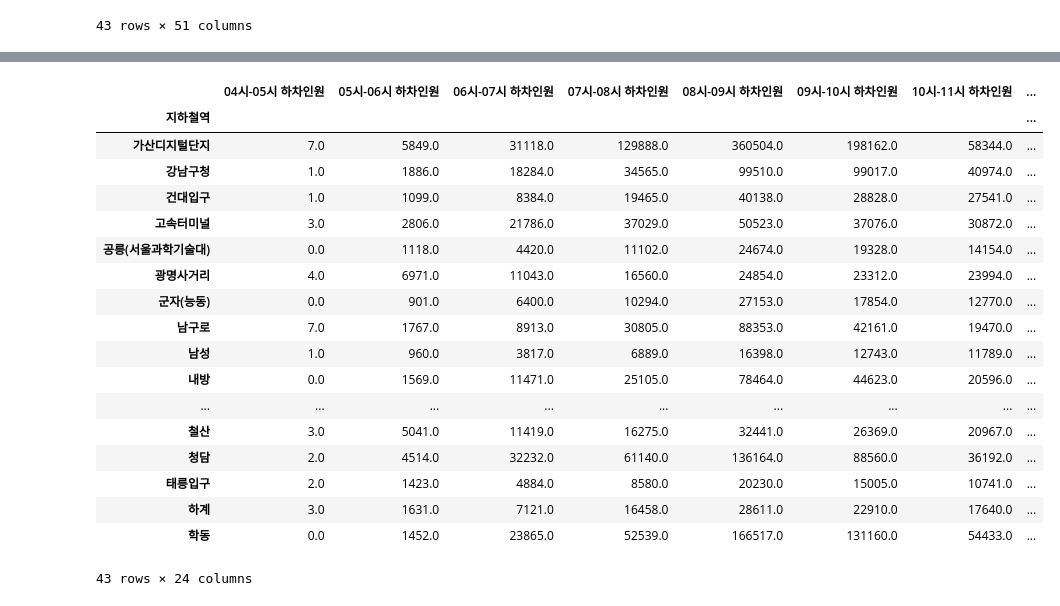
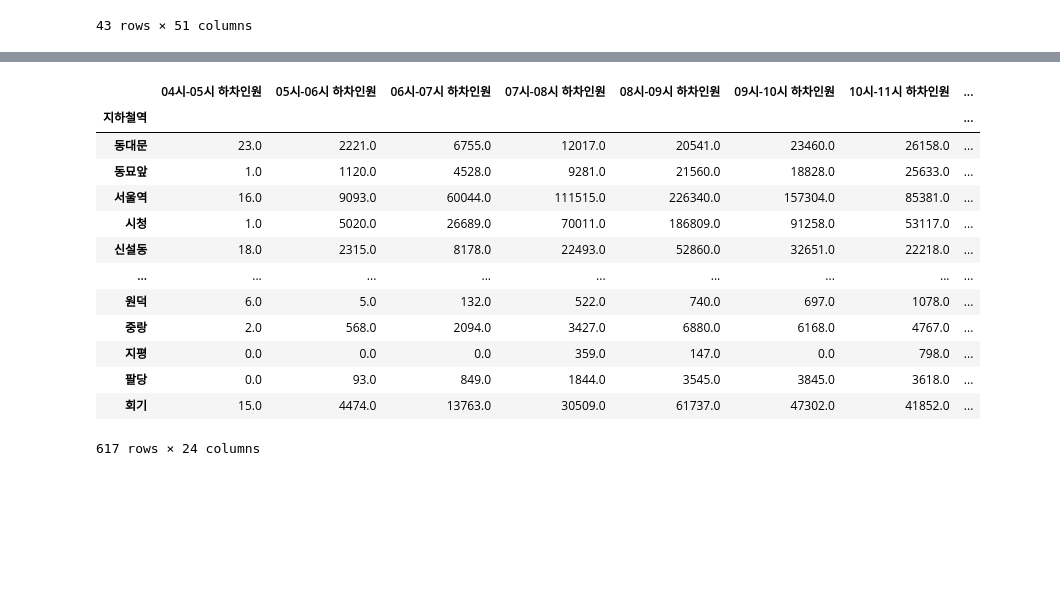
Before and after one commit to rlawo5219/bigDataPJ, a Jupyter notebook: big_data_project.ipynb, the cells around one changed output, grey strips where cells are left out. Saved outputs shown, nothing was run; the diff lists cells and outputs as text; code cells hidden in the pictures; blank space fills up the shorter version.

```diff
--- a/big_data_project.ipynb
+++ b/big_data_project.ipynb
@@ -162,3 +162,13 @@ metro_st_line2
 | 256 | 7호선 | 하계 | 202310.0 | 79.0 | 3.0 | 8623.0 | 1631.0 | 26143.0 | ... |
 | 257 | 7호선 | 학동 | 202310.0 | 7.0 | 0.0 | 1932.0 | 1452.0 | 4691.0 | ... |
 43 rows × 51 columns
+# %%
+# 승차 인원 컬럼만 추출
+metro_get_on = pd.DataFrame()
+metro_get_on['지하철역'] = metro_st_line2['지하철역']
+# metro_get_on['지하철역'] = metro_st['지하철역']
+for i in range(int((len(metro_recent.columns)-3)/2)):
+    metro_get_on[metro_st_line2.columns[3+2*i]] = metro_st_line2[metro_st_line2.columns[3+2*i]]
+    # metro_get_on[metro_st.columns[3+2*i]] = metro_st[metro_st.columns[3+2*i]]
+metro_get_on = metro_get_on.set_index('지하철역')
+metro_get_on
@@ -164,0 +195,10 @@ metro_st_line2
+# %%
+# 하차 인원 컬럼만 추출
+metro_get_off = pd.DataFrame()
+metro_get_off['지하철역'] = metro_st_line2['지하철역']
+# metro_get_off['지하철역'] = metro_st['지하철역']
+for i in range(int((len(metro_recent.columns)-3)/2)):
+    metro_get_off[metro_st_line2.columns[4+2*i]] = metro_st_line2[metro_st_line2.columns[4+2*i]]
+    # metro_get_off[metro_st.columns[4+2*i]] = metro_st[metro_st.columns[4+2*i]]
+metro_get_off = metro_get_off.set_index('지하철역')
+metro_get_off
@@ -165,9 +289,9 @@ metro_st_line2
 # %%
 # 승차 인원 컬럼만 추출
 metro_get_on = pd.DataFrame()
-metro_get_on['지하철역'] = metro_st_line2['지하철역']
+metro_get_on['지하철역'] = metro_st['지하철역']
 for i in range(int((len(metro_recent.columns)-3)/2)):
-    metro_get_on[metro_st_line2.columns[3+2*i]] = metro_st_line2[metro_st_line2.columns[3+2*i]]
+    metro_get_on[metro_st.columns[3+2*i]] = metro_st[metro_st.columns[3+2*i]]
 metro_get_on = metro_get_on.set_index('지하철역')
 metro_get_on
 # %% [output]
@@ -193,30 +312,25 @@ metro_get_on
 # %%
 # 하차 인원 컬럼만 추출
 metro_get_off = pd.DataFrame()
-metro_get_off['지하철역'] = metro_st_line2['지하철역']
+metro_get_off['지하철역'] = metro_st['지하철역']
 for i in range(int((len(metro_recent.columns)-3)/2)):
-    metro_get_off[metro_st_line2.columns[4+2*i]] = metro_st_line2[metro_st_line2.columns[4+2*i]]
+    metro_get_off[metro_st.columns[4+2*i]] = metro_st[metro_st.columns[4+2*i]]
 metro_get_off = metro_get_off.set_index('지하철역')
 metro_get_off
 # %% [output]
 |  | 04시-05시 하차인원 | 05시-06시 하차인원 | 06시-07시 하차인원 | 07시-08시 하차인원 | 08시-09시 하차인원 | 09시-10시 하차인원 | 10시-11시 하차인원 | ... |
 | 지하철역 |  |  |  |  |  |  |  | ... |
-| 가산디지털단지 | 7.0 | 5849.0 | 31118.0 | 129888.0 | 360504.0 | 198162.0 | 58344.0 | ... |
-| 강남구청 | 1.0 | 1886.0 | 18284.0 | 34565.0 | 99510.0 | 99017.0 | 40974.0 | ... |
-| 건대입구 | 1.0 | 1099.0 | 8384.0 | 19465.0 | 40138.0 | 28828.0 | 27541.0 | ... |
-| 고속터미널 | 3.0 | 2806.0 | 21786.0 | 37029.0 | 50523.0 | 37076.0 | 30872.0 | ... |
-| 공릉(서울과학기술대) | 0.0 | 1118.0 | 4420.0 | 11102.0 | 24674.0 | 19328.0 | 14154.0 | ... |
-| 광명사거리 | 4.0 | 6971.0 | 11043.0 | 16560.0 | 24854.0 | 23312.0 | 23994.0 | ... |
-| 군자(능동) | 0.0 | 901.0 | 6400.0 | 10294.0 | 27153.0 | 17854.0 | 12770.0 | ... |
-| 남구로 | 7.0 | 1767.0 | 8913.0 | 30805.0 | 88353.0 | 42161.0 | 19470.0 | ... |
-| 남성 | 1.0 | 960.0 | 3817.0 | 6889.0 | 16398.0 | 12743.0 | 11789.0 | ... |
-| 내방 | 0.0 | 1569.0 | 11471.0 | 25105.0 | 78464.0 | 44623.0 | 20596.0 | ... |
+| 동대문 | 23.0 | 2221.0 | 6755.0 | 12017.0 | 20541.0 | 23460.0 | 26158.0 | ... |
+| 동묘앞 | 1.0 | 1120.0 | 4528.0 | 9281.0 | 21560.0 | 18828.0 | 25633.0 | ... |
+| 서울역 | 16.0 | 9093.0 | 60044.0 | 111515.0 | 226340.0 | 157304.0 | 85381.0 | ... |
+| 시청 | 1.0 | 5020.0 | 26689.0 | 70011.0 | 186809.0 | 91258.0 | 53117.0 | ... |
+| 신설동 | 18.0 | 2315.0 | 8178.0 | 22493.0 | 52860.0 | 32651.0 | 22218.0 | ... |
 | ... | ... | ... | ... | ... | ... | ... | ... | ... |
-| 철산 | 3.0 | 5041.0 | 11419.0 | 16275.0 | 32441.0 | 26369.0 | 20967.0 | ... |
-| 청담 | 2.0 | 4514.0 | 32232.0 | 61140.0 | 136164.0 | 88560.0 | 36192.0 | ... |
-| 태릉입구 | 2.0 | 1423.0 | 4884.0 | 8580.0 | 20230.0 | 15005.0 | 10741.0 | ... |
-| 하계 | 3.0 | 1631.0 | 7121.0 | 16458.0 | 28611.0 | 22910.0 | 17640.0 | ... |
-| 학동 | 0.0 | 1452.0 | 23865.0 | 52539.0 | 166517.0 | 131160.0 | 54433.0 | ... |
+| 원덕 | 6.0 | 5.0 | 132.0 | 522.0 | 740.0 | 697.0 | 1078.0 | ... |
+| 중랑 | 2.0 | 568.0 | 2094.0 | 3427.0 | 6880.0 | 6168.0 | 4767.0 | ... |
+| 지평 | 0.0 | 0.0 | 0.0 | 359.0 | 147.0 | 0.0 | 798.0 | ... |
+| 팔당 | 0.0 | 93.0 | 849.0 | 1844.0 | 3545.0 | 3845.0 | 3618.0 | ... |
+| 회기 | 15.0 | 4474.0 | 13763.0 | 30509.0 | 61737.0 | 47302.0 | 41852.0 | ... |
-43 rows × 24 columns
+617 rows × 24 columns
 # %%
 # 역 별 평균 승하차 인원을 구한 후 정수로 형 변환하여 데이터프레임으로 저장
```
Also changed, not shown: parts of 10 cells of this notebook.
